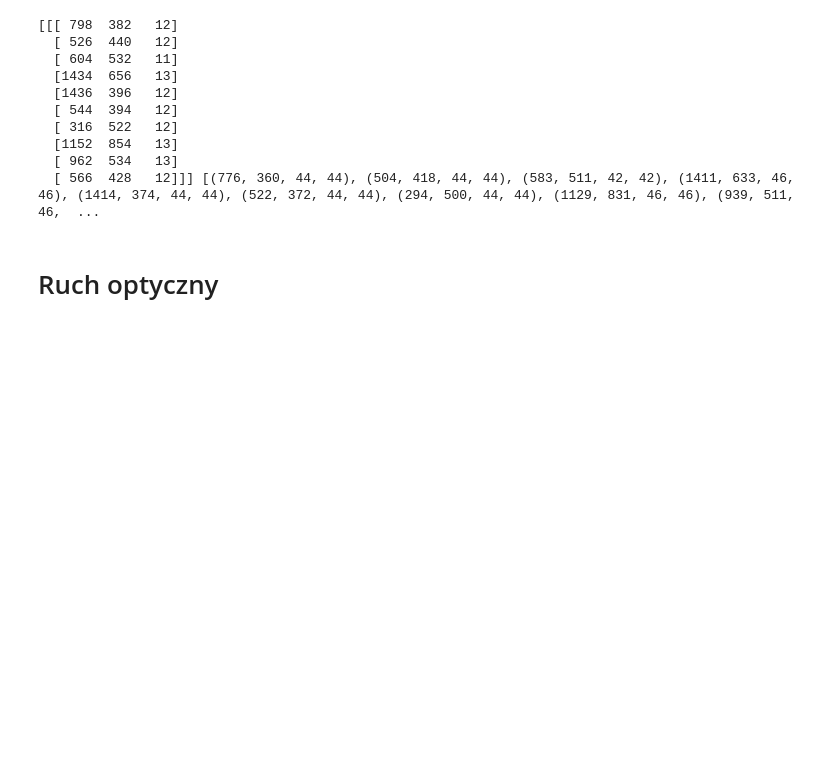
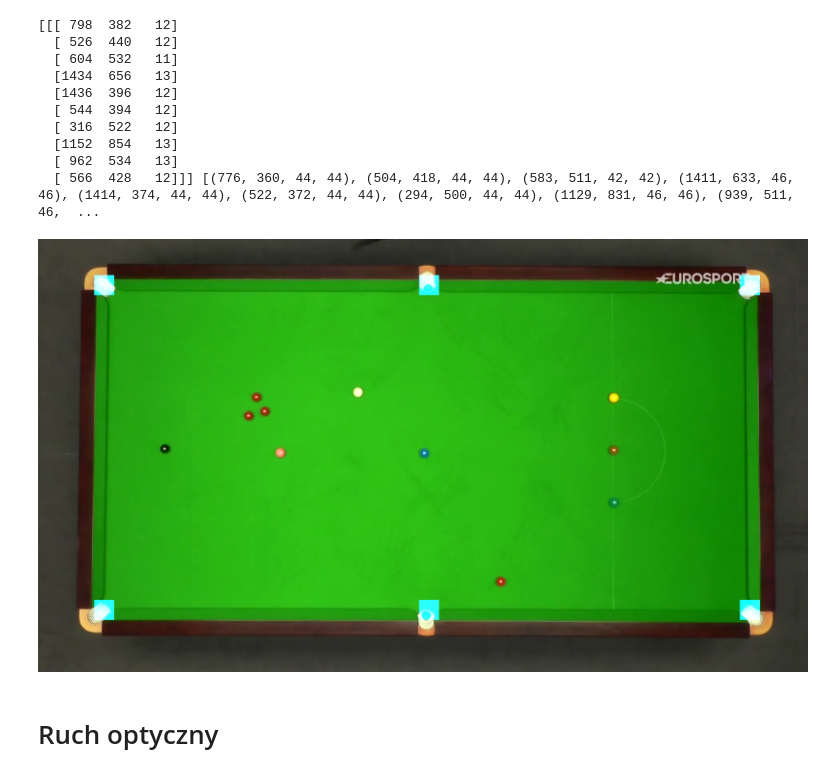
Before and after one commit to jedlin21/WK, a Jupyter notebook: billard/billard.ipynb, the cells around one changed output. Saved outputs shown, nothing was run; the diff lists cells and outputs as text; code cells hidden in the pictures; blank space fills up the shorter version.

```diff
--- a/billard/billard.ipynb
+++ b/billard/billard.ipynb
@@ -48,7 +48,8 @@ def draw_bbox(frame, bbox, color=(255, 255, 255)):
   p2 = (int(bbox[0] + bbox[2]), int(bbox[1] + bbox[3]))
   cv2.rectangle(frame, p1, p2, color, 2, 1)
 # %%
-video_path = './data/7.mp4' #11 spoko
+video_path = './data/2.mp4' #11 spoko
+#1 do śmieci - bo była ręka na poczatku i jest na niej przez to mnostwo deskryp
 write_path = './movie.avi'
 # %% [markdown]
 # free_kick
@@ -179,6 +244,21 @@ print(circles,balls)
   [1152  854   13]
   [ 962  534   13]
   [ 566  428   12]]] [(776, 360, 44, 44), (504, 418, 44, 44), (583, 511, 42, 42), (1411, 633, 46, 46), (1414, 374, 44, 44), (522, 372, 44, 44), (294, 500, 44, 44), (1129, 831, 46, 46), (939, 511, 46,  ...
+# %%
+#Wykrywanie wpadniec do siatek
+free_kick.set(cv2.CAP_PROP_POS_FRAMES, 0)
+ret, frame = free_kick.read()
+frame[90:140,140:190,:2]=255 #lewa górna
+frame[90:140,950:1000,:2]=255 #środek górna
+frame[90:140,1750:1800,:2]=255 #prawa góra
+
+frame[900:950,140:190,:2]=255 #lewa dolna
+frame[900:950,950:1000,:2]=255 #środek dolna
+frame[900:950,1750:1800,:2]=255 #prawa dolna
+
+imshow(frame)
+# %% [output]
+[figure, added]
 # %% [markdown]
 # Ruch optyczny
 # %%
```
Also changed, not shown: parts of 5 cells of this notebook, 27 other files.
